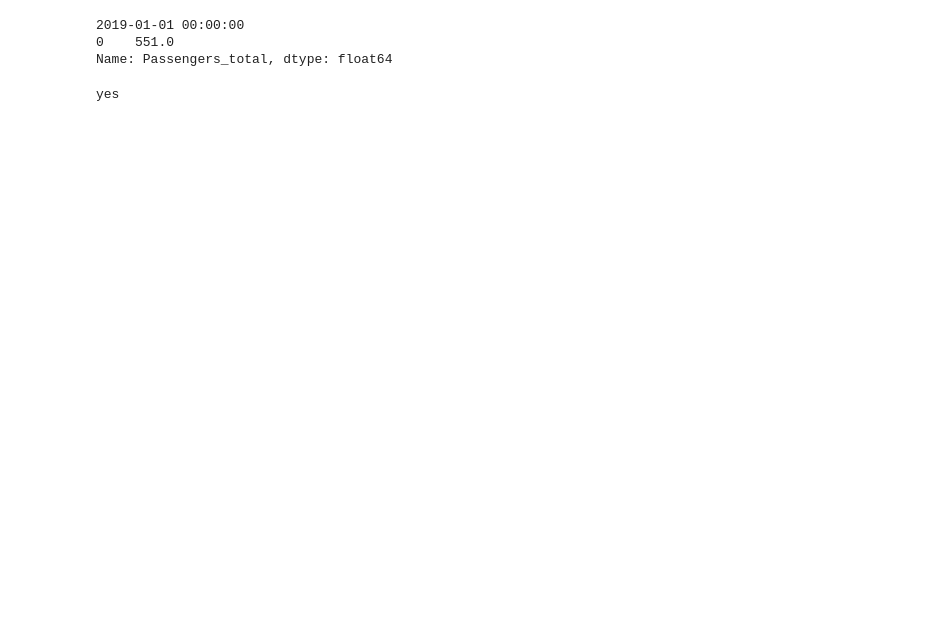
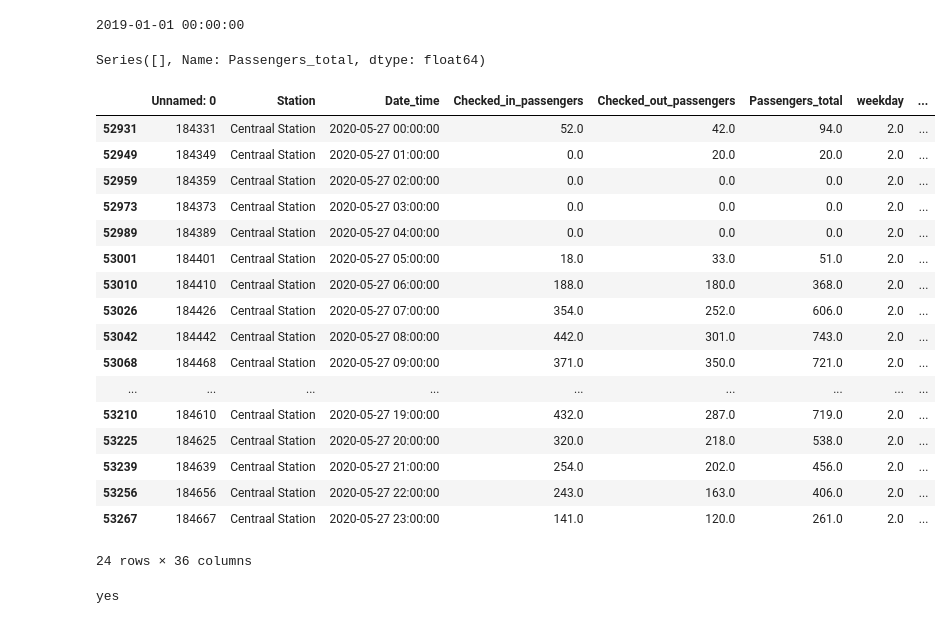
Before and after one commit to WottatoParrior/DSP-Gementee, a Jupyter notebook: data/Untitled.ipynb, the cells around one changed output. Saved outputs shown, nothing was run; the diff lists cells and outputs as text; code cells hidden in the pictures; blank space fills up the shorter version.

```diff
--- a/data/Untitled.ipynb
+++ b/data/Untitled.ipynb
@@ -51,14 +76,37 @@ def create_filter_stations(selected_hour, date):
 filter = create_filter_stations(24,"2019-01-01")
 print(filter)
 filtered_df_by_time = df_events[df_events["Date_time"] == filter]
-filtered_df_by_station = filtered_df_by_time[filtered_df_by_time["Station"]
-                                                 == "Centraal Station"]
-total = filtered_df_by_station["Passengers_total"]
-print(total)
+# filtered_df_by_station = filtered_df_by_time[filtered_df_by_time["Station"]
+#                                                  == "Centraal Station"]
+# total = filtered_df_by_station["Passengers_total"]
+# print(total)
+filtered_df_by_time[filtered_df_by_time["Station"] == "Centraal Station"]
+filtered_df_by_time["Passengers_total"]
 # %% [output]
 2019-01-01 00:00:00
-0    551.0
-Name: Passengers_total, dtype: float64
+Series([], Name: Passengers_total, dtype: float64)
+# %%
+filtered_df_by_time = df_events[df_events['Date_time'].str.contains("2020-05-27")]
+filtered_df_by_time[filtered_df_by_time["Station"] == "Centraal Station"]
+# %% [output]
+|  | Unnamed: 0 | Station | Date_time | Checked_in_passengers | Checked_out_passengers | Passengers_total | weekday | ... |
+| 52931 | 184331 | Centraal Station | 2020-05-27 00:00:00 | 52.0 | 42.0 | 94.0 | 2.0 | ... |
+| 52949 | 184349 | Centraal Station | 2020-05-27 01:00:00 | 0.0 | 20.0 | 20.0 | 2.0 | ... |
+| 52959 | 184359 | Centraal Station | 2020-05-27 02:00:00 | 0.0 | 0.0 | 0.0 | 2.0 | ... |
+| 52973 | 184373 | Centraal Station | 2020-05-27 03:00:00 | 0.0 | 0.0 | 0.0 | 2.0 | ... |
+| 52989 | 184389 | Centraal Station | 2020-05-27 04:00:00 | 0.0 | 0.0 | 0.0 | 2.0 | ... |
+| 53001 | 184401 | Centraal Station | 2020-05-27 05:00:00 | 18.0 | 33.0 | 51.0 | 2.0 | ... |
+| 53010 | 184410 | Centraal Station | 2020-05-27 06:00:00 | 188.0 | 180.0 | 368.0 | 2.0 | ... |
+| 53026 | 184426 | Centraal Station | 2020-05-27 07:00:00 | 354.0 | 252.0 | 606.0 | 2.0 | ... |
+| 53042 | 184442 | Centraal Station | 2020-05-27 08:00:00 | 442.0 | 301.0 | 743.0 | 2.0 | ... |
+| 53068 | 184468 | Centraal Station | 2020-05-27 09:00:00 | 371.0 | 350.0 | 721.0 | 2.0 | ... |
+| ... | ... | ... | ... | ... | ... | ... | ... | ... |
+| 53210 | 184610 | Centraal Station | 2020-05-27 19:00:00 | 432.0 | 287.0 | 719.0 | 2.0 | ... |
+| 53225 | 184625 | Centraal Station | 2020-05-27 20:00:00 | 320.0 | 218.0 | 538.0 | 2.0 | ... |
+| 53239 | 184639 | Centraal Station | 2020-05-27 21:00:00 | 254.0 | 202.0 | 456.0 | 2.0 | ... |
+| 53256 | 184656 | Centraal Station | 2020-05-27 22:00:00 | 243.0 | 163.0 | 406.0 | 2.0 | ... |
+| 53267 | 184667 | Centraal Station | 2020-05-27 23:00:00 | 141.0 | 120.0 | 261.0 | 2.0 | ... |
+24 rows × 36 columns
 # %%
 if (total > (500 + (500 * 0.6))).bool():
     print("yes")
```
Also changed, not shown: parts of 8 cells of this notebook, 5 other files.
